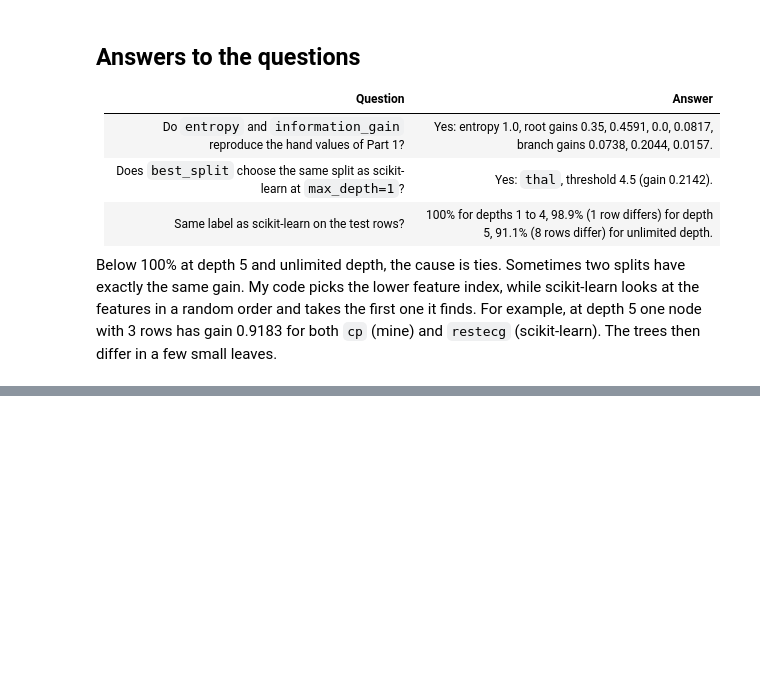
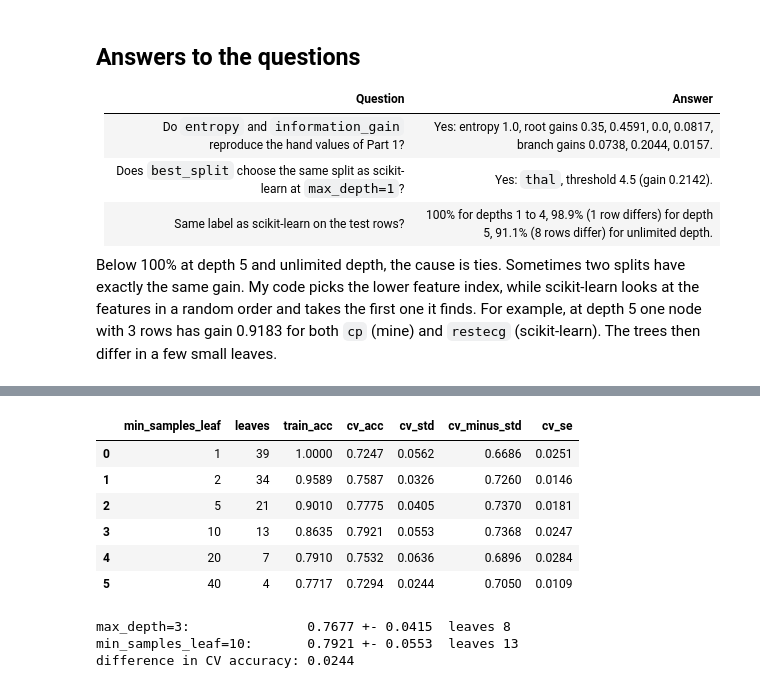
Before and after one commit to mukhamedzhankubantov/kubantov_ML_task_2, a Jupyter notebook: kubantov_task2.ipynb, the cells around one changed output, grey strips where cells are left out. Saved outputs shown, nothing was run; the diff lists cells and outputs as text; code cells hidden in the pictures; blank space fills up the shorter version.

```diff
--- a/kubantov_task2.ipynb
+++ b/kubantov_task2.ipynb
@@ -316,0 +413,24 @@ Below 100% at depth 5 and unlimited depth, the cause is ties. Sometimes two spli
+# %%
+leaf_values = [1, 2, 5, 10, 20, 40]
+leaf_table = sweep("min_samples_leaf", leaf_values)
+leaf_table["cv_minus_std"] = leaf_table["cv_acc"] - leaf_table["cv_std"]
+leaf_table["cv_se"] = leaf_table["cv_std"] / np.sqrt(5)
+leaf_table.round(4)
+# %% [output]
+|  | min_samples_leaf | leaves | train_acc | cv_acc | cv_std | cv_minus_std | cv_se |
+| 0 | 1 | 39 | 1.0000 | 0.7247 | 0.0562 | 0.6686 | 0.0251 |
+| 1 | 2 | 34 | 0.9589 | 0.7587 | 0.0326 | 0.7260 | 0.0146 |
+| 2 | 5 | 21 | 0.9010 | 0.7775 | 0.0405 | 0.7370 | 0.0181 |
+| 3 | 10 | 13 | 0.8635 | 0.7921 | 0.0553 | 0.7368 | 0.0247 |
+| 4 | 20 | 7 | 0.7910 | 0.7532 | 0.0636 | 0.6896 | 0.0284 |
+| 5 | 40 | 4 | 0.7717 | 0.7294 | 0.0244 | 0.7050 | 0.0109 |
+# %%
+d3 = depth_table[depth_table["max_depth"] == 3].iloc[0]
+print("max_depth=3:              ", round(d3["cv_acc"], 4), "+-", round(d3["cv_std"], 4), " leaves", int(d3["leaves"]))
+l10 = leaf_table[leaf_table["min_samples_leaf"] == 10].iloc[0]
+print("min_samples_leaf=10:      ", round(l10["cv_acc"], 4), "+-", round(l10["cv_std"], 4), " leaves", int(l10["leaves"]))
+print("difference in CV accuracy:", round(l10["cv_acc"] - d3["cv_acc"], 4))
+# %% [output]
+max_depth=3:               0.7677 +- 0.0415  leaves 8
+min_samples_leaf=10:       0.7921 +- 0.0553  leaves 13
+difference in CV accuracy: 0.0244
```
Also changed, not shown: parts of 10 cells of this notebook.
